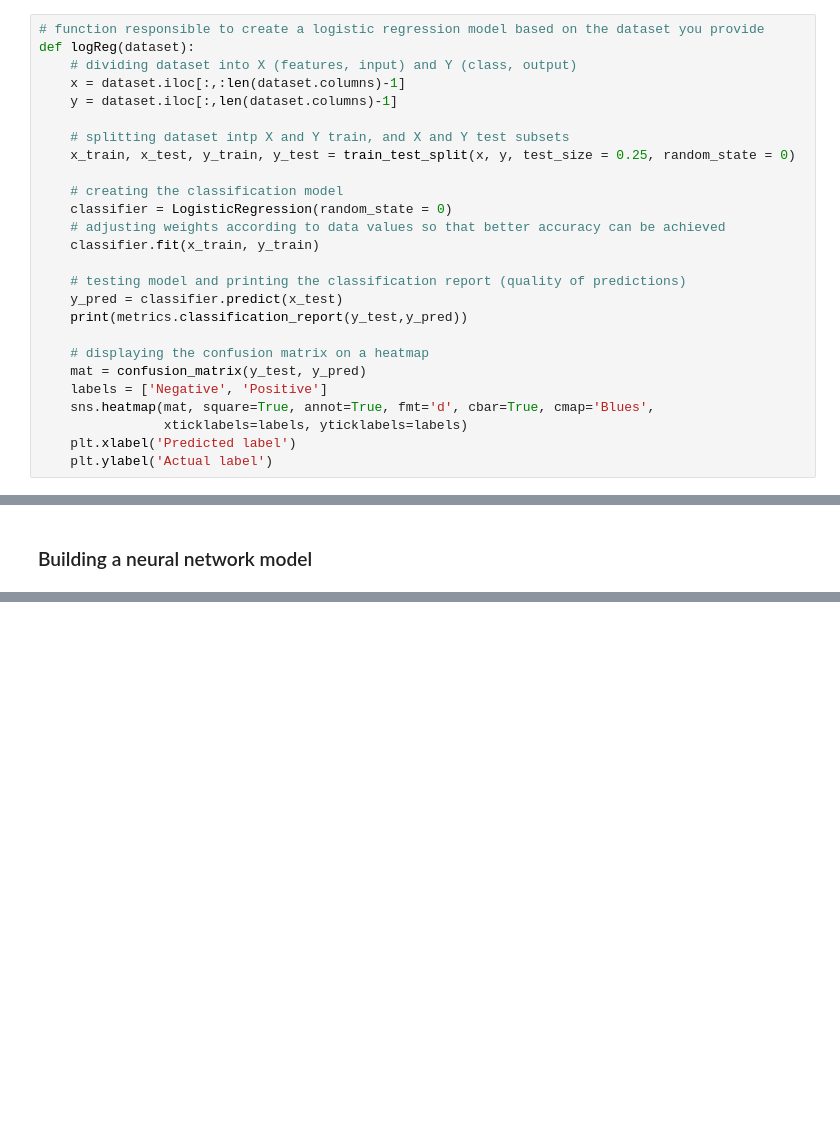
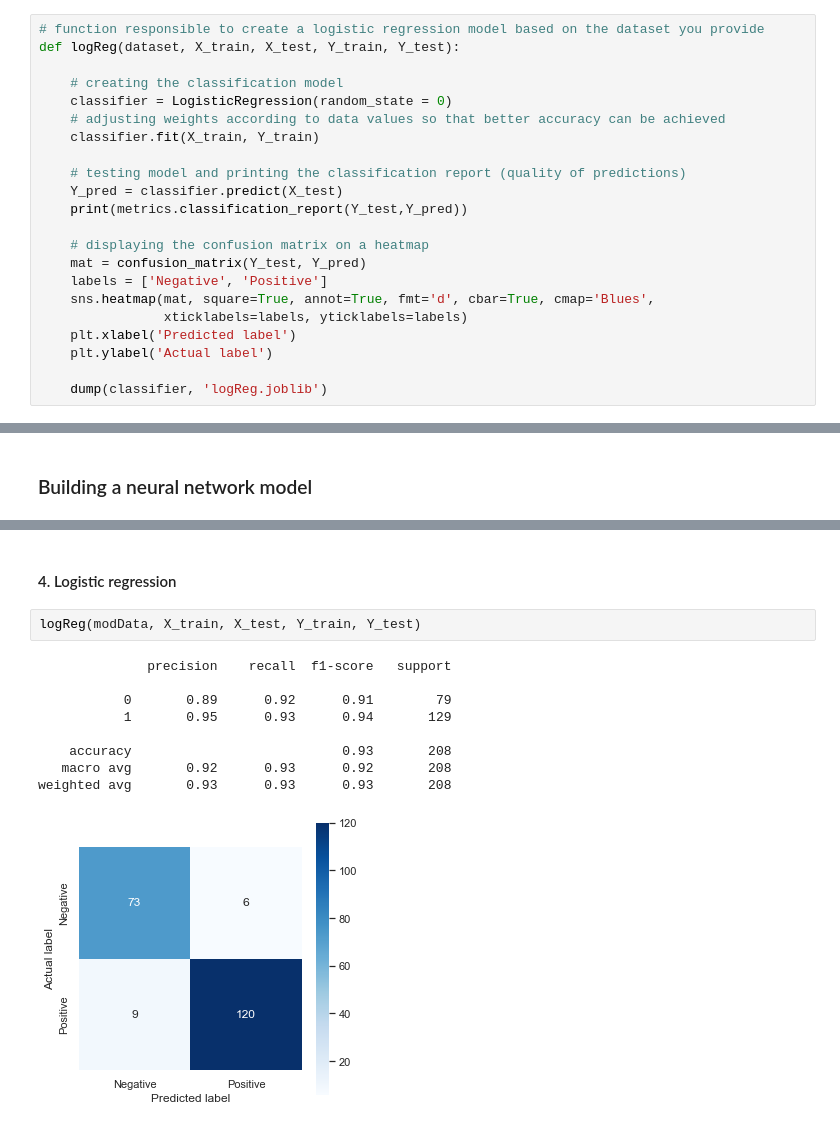
Before and after one commit to LaithSharia/Early-stage-diabetes-risk-prediction, a Jupyter notebook: Early stage diabetes risk prediction.ipynb, the cells around one changed output, grey strips where cells are left out. Saved outputs shown, nothing was run; the diff lists cells and outputs as text; blank space fills up the shorter version.

```diff
--- a/Early stage diabetes risk prediction.ipynb
+++ b/Early stage diabetes risk prediction.ipynb
@@ -259,27 +295,23 @@ weighted avg       0.92      0.92      0.92       130
 ### Building a logistic regression model
 # %%
 # function responsible to create a logistic regression model based on the dataset you provide
-def logReg(dataset):
-    # dividing dataset into X (features, input) and Y (class, output)
-    x = dataset.iloc[:,:len(dataset.columns)-1]
-    y = dataset.iloc[:,len(dataset.columns)-1]
-
-    # splitting dataset intp X and Y train, and X and Y test subsets
-    x_train, x_test, y_train, y_test = train_test_split(x, y, test_size = 0.25, random_state = 0)
+def logReg(dataset, X_train, X_test, Y_train, Y_test):
 
     # creating the classification model
     classifier = LogisticRegression(random_state = 0)
     # adjusting weights according to data values so that better accuracy can be achieved
-    classifier.fit(x_train, y_train)
+    classifier.fit(X_train, Y_train)
 
     # testing model and printing the classification report (quality of predictions)
-    y_pred = classifier.predict(x_test)
-    print(metrics.classification_report(y_test,y_pred))
+    Y_pred = classifier.predict(X_test)
+    print(metrics.classification_report(Y_test,Y_pred))
 
     # displaying the confusion matrix on a heatmap
-    mat = confusion_matrix(y_test, y_pred)
+    mat = confusion_matrix(Y_test, Y_pred)
     labels = ['Negative', 'Positive']
     sns.heatmap(mat, square=True, annot=True, fmt='d', cbar=True, cmap='Blues',
                 xticklabels=labels, yticklabels=labels)
     plt.xlabel('Predicted label')
     plt.ylabel('Actual label')
+
+    dump(classifier, 'logReg.joblib')
@@ -356,0 +394,14 @@ Epoch 100/100
+# %% [markdown]
+#### 4. Logistic regression
+# %%
+logReg(modData, X_train, X_test, Y_train, Y_test)
+# %% [output]
+              precision    recall  f1-score   support
+
+           0       0.89      0.92      0.91        79
+           1       0.95      0.93      0.94       129
+
+    accuracy                           0.93       208
+   macro avg       0.92      0.93      0.92       208
+weighted avg       0.93      0.93      0.93       208
+[figure, added]
```
Also changed, not shown: parts of 21 cells of this notebook.
